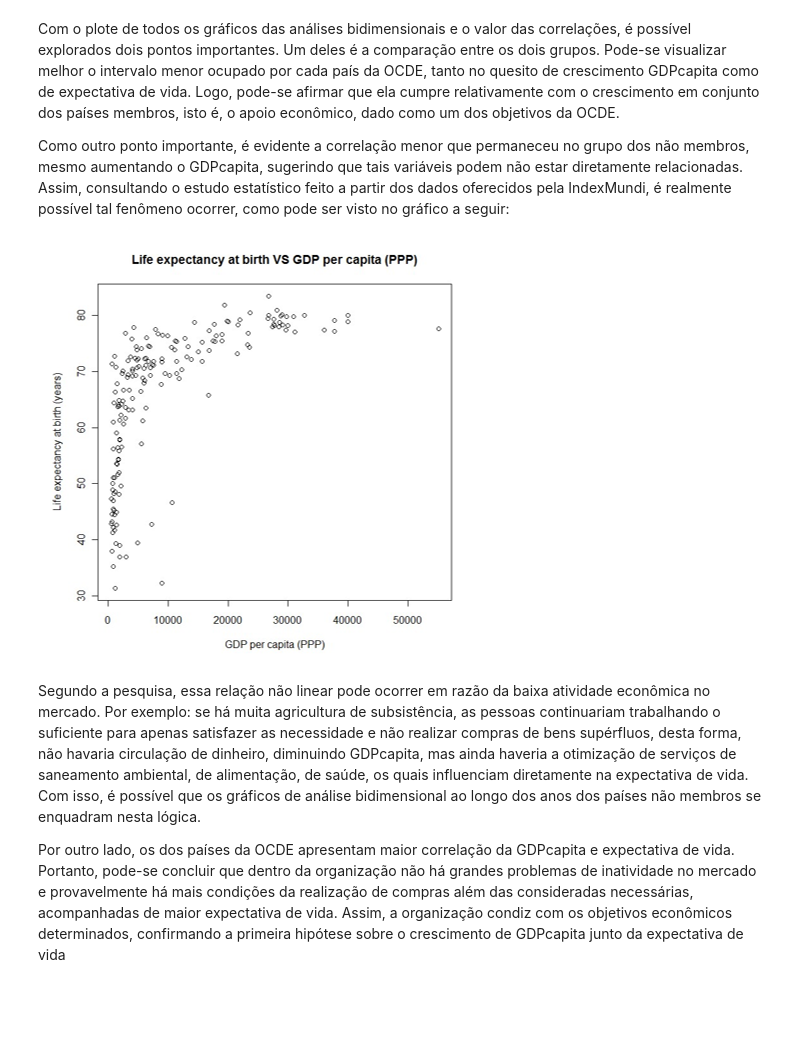
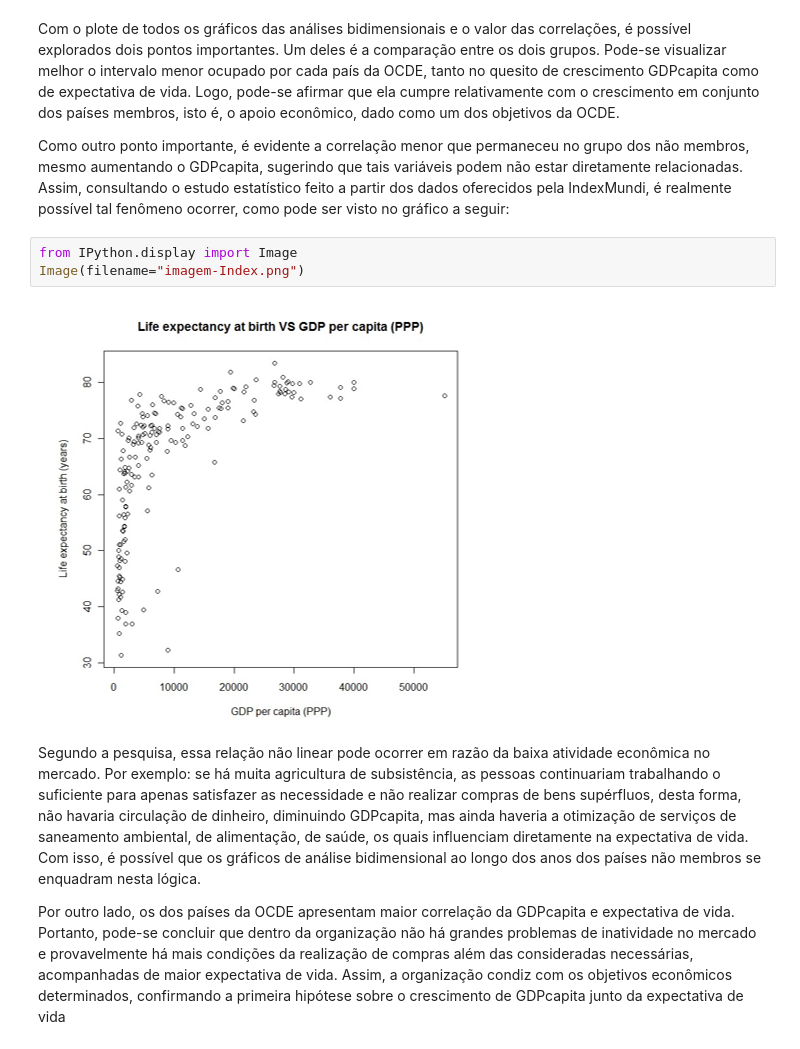
Before and after one commit to GabrielaMitu/CienDados--P1, a Jupyter notebook: Projeto 1.ipynb, the cells around one changed output. Cells and saved outputs as stored; diff of their text form; blank space fills up the shorter version.

```diff
--- a/Projeto 1.ipynb
+++ b/Projeto 1.ipynb
@@ -608,8 +608,11 @@ Em 2015: 0.5532681119708963
 Com o plote de todos os gráficos das análises bidimensionais e o valor das correlações, é possível explorados dois pontos importantes. Um deles é a comparação entre os dois grupos. Pode-se visualizar melhor o intervalo menor ocupado por cada país da OCDE, tanto no quesito de crescimento GDPcapita como de expectativa de vida. Logo, pode-se afirmar que ela cumpre relativamente com o crescimento em conjunto dos países membros, isto é, o apoio econômico, dado como um dos objetivos da OCDE.
 
 Como outro ponto importante, é evidente a correlação menor que permaneceu no grupo dos não membros, mesmo aumentando o GDPcapita, sugerindo que tais variáveis podem não estar diretamente relacionadas. Assim, consultando o estudo estatístico feito a partir dos dados oferecidos pela IndexMundi, é realmente possível tal fenômeno ocorrer, como pode ser visto no gráfico a seguir:
-# %% [markdown]
-![image.png](attachment:image.png)
+# %%
+from IPython.display import Image
+Image(filename="imagem-Index.png")
+# %% [output]
+[figure, added]
 # %% [markdown]
 Segundo a pesquisa, essa relação não linear pode ocorrer em razão da baixa atividade econômica no mercado. Por exemplo: se há muita agricultura de subsistência, as pessoas continuariam trabalhando o suficiente para apenas satisfazer as necessidade e não realizar compras de bens supérfluos, desta forma, não havaria circulação de dinheiro, diminuindo GDPcapita, mas ainda haveria a otimização de serviços de saneamento ambiental, de alimentação, de saúde, os quais influenciam diretamente na expectativa de vida. Com isso, é possível que os gráficos de análise bidimensional ao longo dos anos dos países não membros se enquadram nesta lógica.
 
```
Also changed, not shown: 1 other file.
